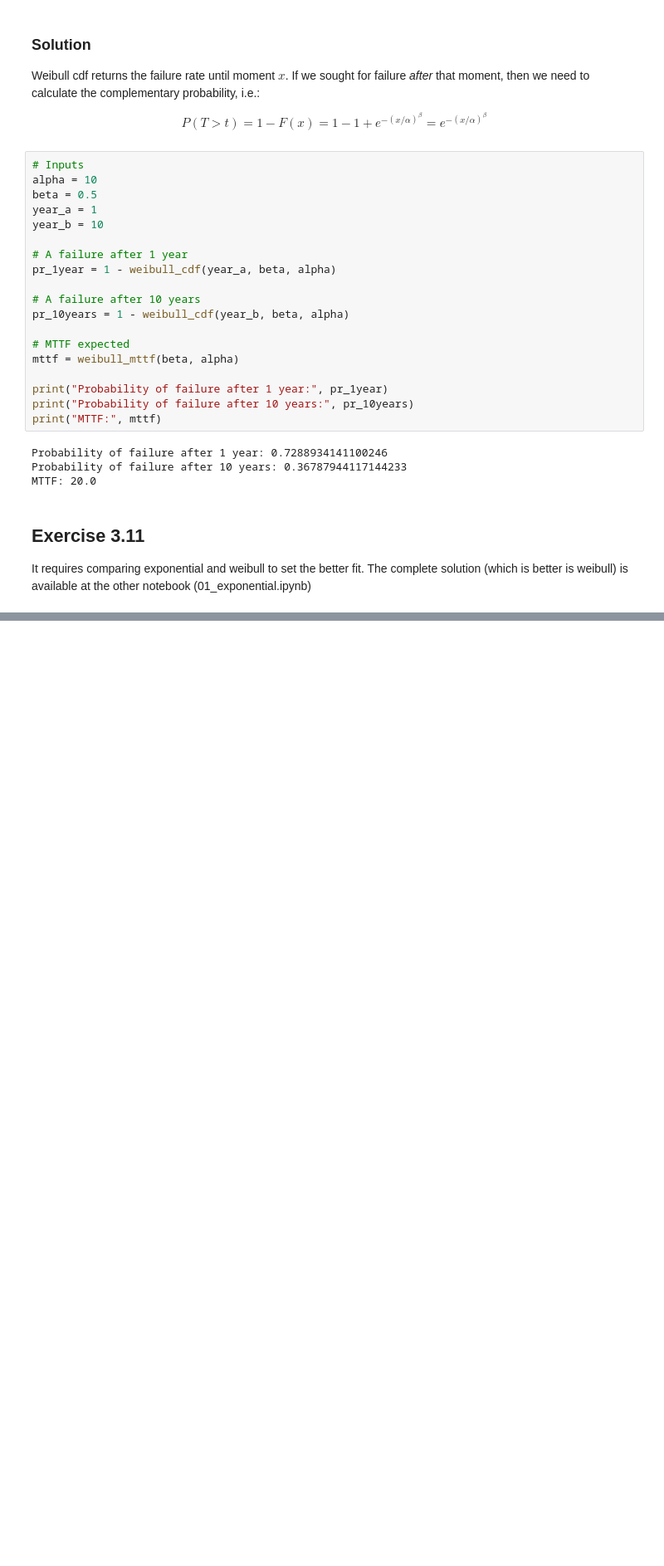
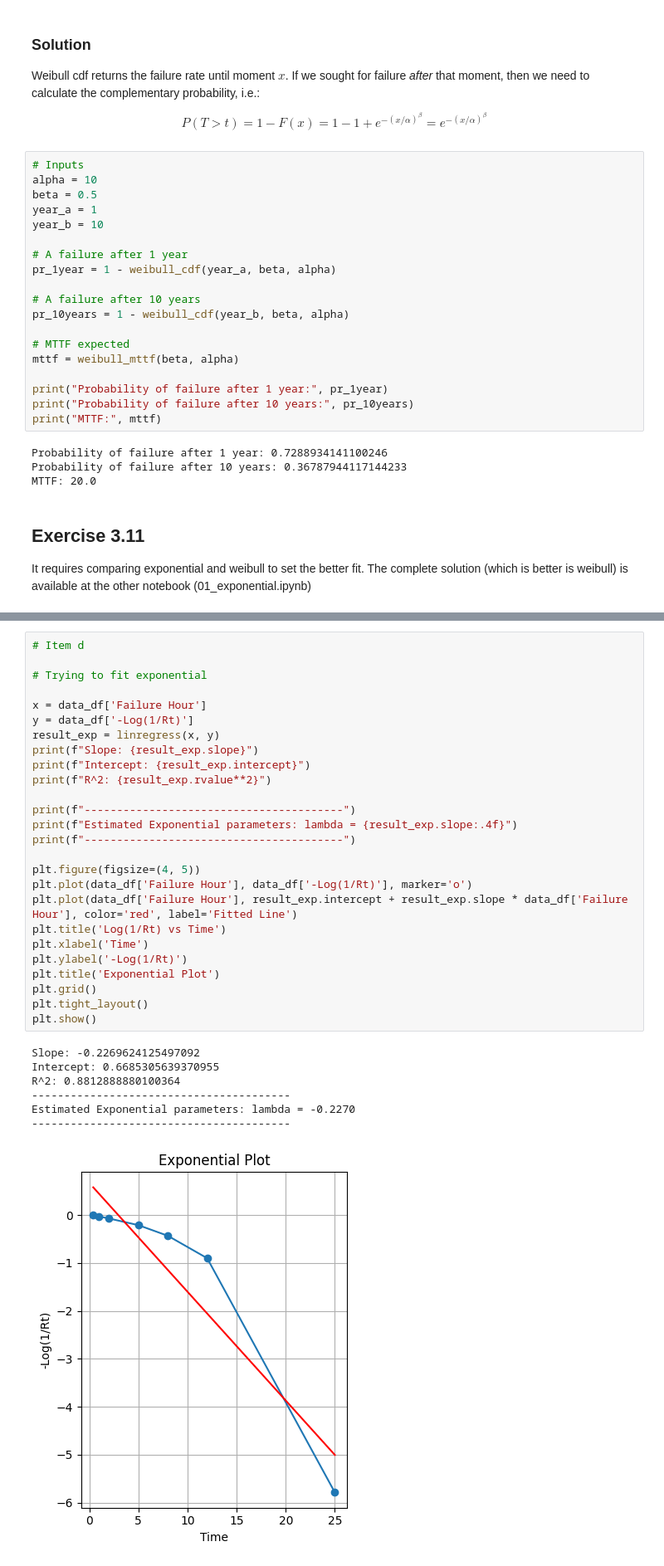
Before and after one commit to Obadowski/reliability-course-usp, a Jupyter notebook: notebooks/02_weibull.ipynb, the cells around one changed output, grey strips where cells are left out. Shown at 83% size. Cells and saved outputs as stored; diff of their text form; blank space fills up the shorter version.

```diff
--- a/notebooks/02_weibull.ipynb
+++ b/notebooks/02_weibull.ipynb
@@ -110,0 +211,34 @@ It requires comparing exponential and weibull to set the better fit. The complet
+# %%
+# Item d
+
+# Trying to fit exponential
+
+x = data_df['Failure Hour']
+y = data_df['-Log(1/Rt)']
+result_exp = linregress(x, y)
+print(f"Slope: {result_exp.slope}")
+print(f"Intercept: {result_exp.intercept}")
+print(f"R^2: {result_exp.rvalue**2}")
+
+print(f"----------------------------------------")
+print(f"Estimated Exponential parameters: lambda = {result_exp.slope:.4f}")
+print(f"----------------------------------------")
+
+plt.figure(figsize=(4, 5))
+plt.plot(data_df['Failure Hour'], data_df['-Log(1/Rt)'], marker='o')
+plt.plot(data_df['Failure Hour'], result_exp.intercept + result_exp.slope * data_df['Failure Hour'], color='red', label='Fitted Line')
+plt.title('Log(1/Rt) vs Time')
+plt.xlabel('Time')
+plt.ylabel('-Log(1/Rt)')
+plt.title('Exponential Plot')
+plt.grid()
+plt.tight_layout()
+plt.show()
+# %% [output]
+Slope: -0.2269624125497092
+Intercept: 0.6685305639370955
+R^2: 0.8812888880100364
+----------------------------------------
+Estimated Exponential parameters: lambda = -0.2270
+----------------------------------------
+[figure, added]
```
Also changed, not shown: parts of 4 cells of this notebook.
